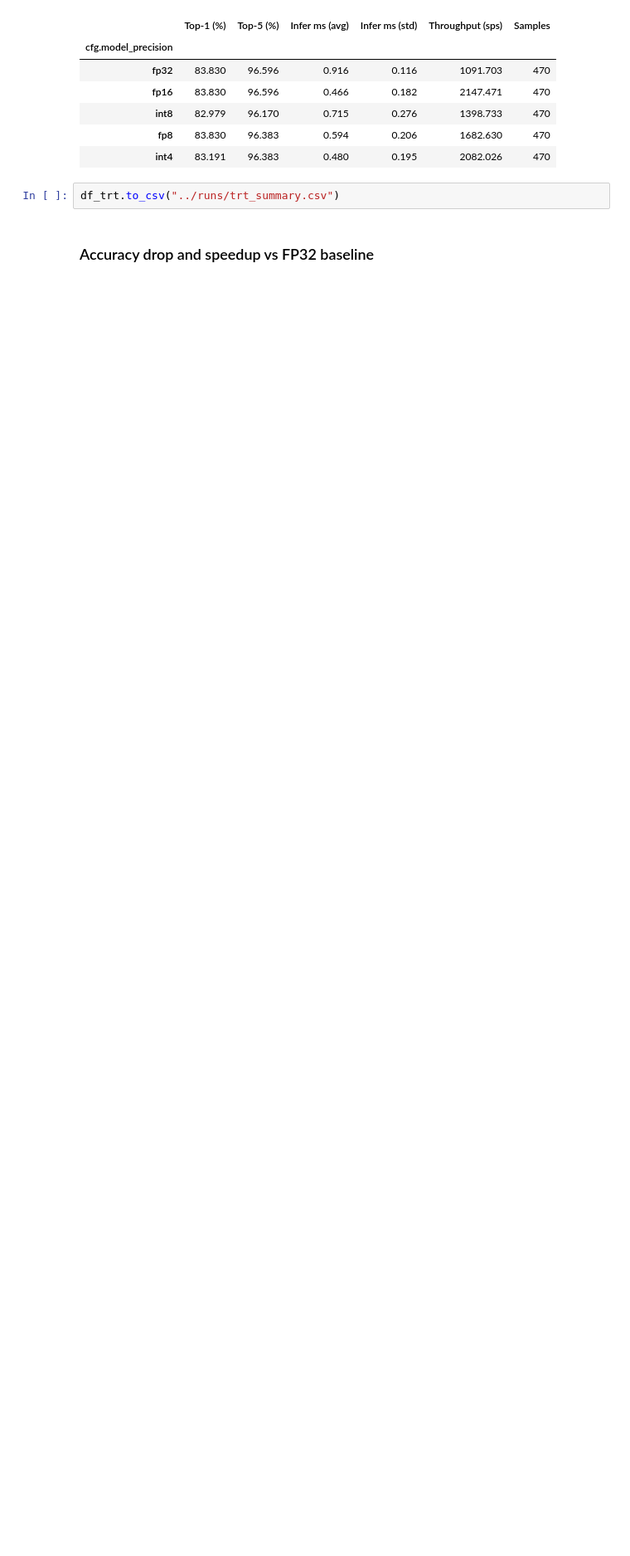
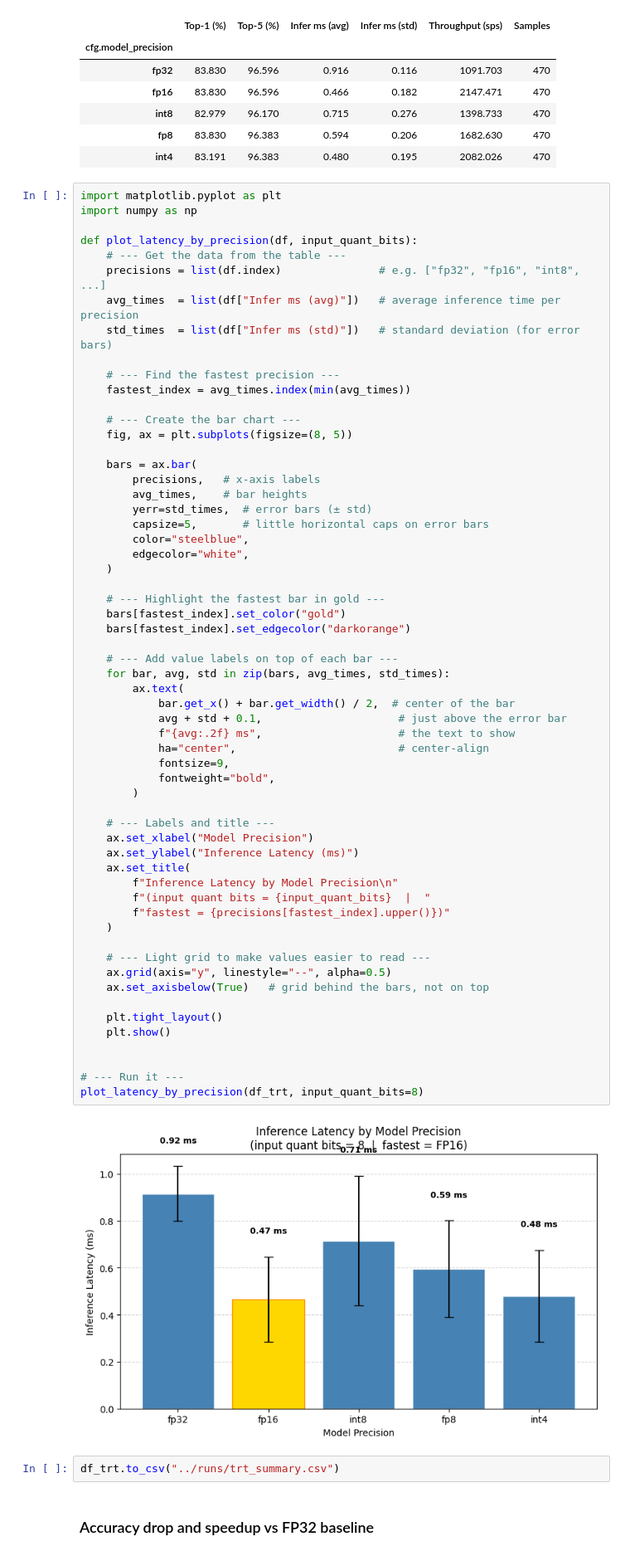
Before and after one commit to pratham1gg/quantized_resnets, a Jupyter notebook: notebook/05_tensorrt.ipynb, the cells around one changed output. Shown at 83% size. Saved outputs shown, nothing was run; the diff lists cells and outputs as text; blank space fills up the shorter version.

Commit message:
plots done!!!

```diff
--- a/notebook/05_tensorrt.ipynb
+++ b/notebook/05_tensorrt.ipynb
@@ -209,6 +208,67 @@ df_trt
 | int8 | 82.979 | 96.170 | 0.715 | 0.276 | 1398.733 | 470 |
 | fp8 | 83.830 | 96.383 | 0.594 | 0.206 | 1682.630 | 470 |
 | int4 | 83.191 | 96.383 | 0.480 | 0.195 | 2082.026 | 470 |
+# %%
+import matplotlib.pyplot as plt
+import numpy as np
+
+def plot_latency_by_precision(df, input_quant_bits):
+    # --- Get the data from the table ---
+    precisions = list(df.index)               # e.g. ["fp32", "fp16", "int8", ...]
+    avg_times  = list(df["Infer ms (avg)"])   # average inference time per precision
+    std_times  = list(df["Infer ms (std)"])   # standard deviation (for error bars)
+
+    # --- Find the fastest precision ---
+    fastest_index = avg_times.index(min(avg_times))
+
+    # --- Create the bar chart ---
+    fig, ax = plt.subplots(figsize=(8, 5))
+
+    bars = ax.bar(
+        precisions,   # x-axis labels
+        avg_times,    # bar heights
+        yerr=std_times,  # error bars (± std)
+        capsize=5,       # little horizontal caps on error bars
+        color="steelblue",
+        edgecolor="white",
+    )
+
+    # --- Highlight the fastest bar in gold ---
+    bars[fastest_index].set_color("gold")
+    bars[fastest_index].set_edgecolor("darkorange")
+
+    # --- Add value labels on top of each bar ---
+    for bar, avg, std in zip(bars, avg_times, std_times):
+        ax.text(
+            bar.get_x() + bar.get_width() / 2,  # center of the bar
+            avg + std + 0.1,                     # just above the error bar
+            f"{avg:.2f} ms",                     # the text to show
+            ha="center",                         # center-align
+            fontsize=9,
+            fontweight="bold",
+        )
+
+    # --- Labels and title ---
+    ax.set_xlabel("Model Precision")
+    ax.set_ylabel("Inference Latency (ms)")
+    ax.set_title(
+        f"Inference Latency by Model Precision\n"
+        f"(input quant bits = {input_quant_bits}  |  "
+        f"fastest = {precisions[fastest_index].upper()})"
+    )
+
+    # --- Light grid to make values easier to read ---
+    ax.grid(axis="y", linestyle="--", alpha=0.5)
+    ax.set_axisbelow(True)   # grid behind the bars, not on top
+
+    plt.tight_layout()
+    plt.show()
+
+
+# --- Run it ---
+plot_latency_by_precision(df_trt, input_quant_bits=8)
+# %% [output]
+[figure, added]
 # %%
 df_trt.to_csv("../runs/trt_summary.csv")
 # %% [markdown]
```
Also changed, not shown: parts of 10 cells of this notebook, 36 other files.
